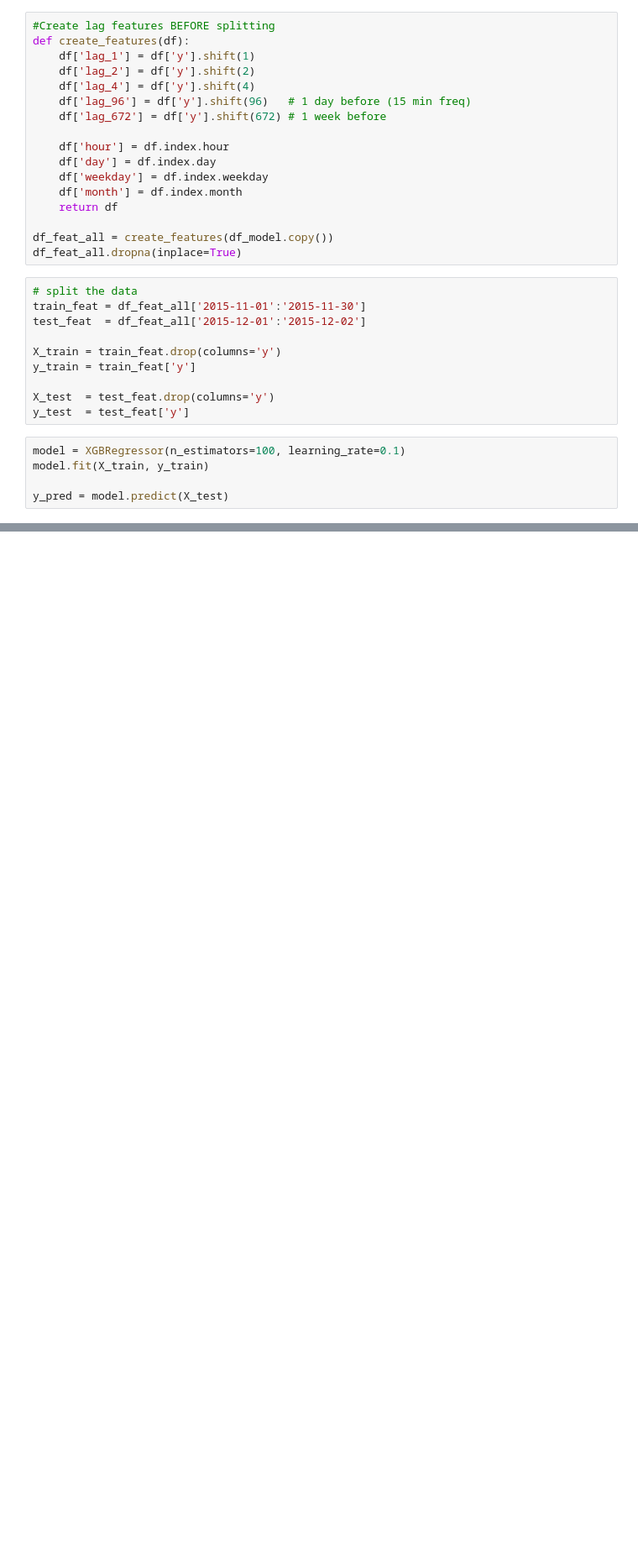
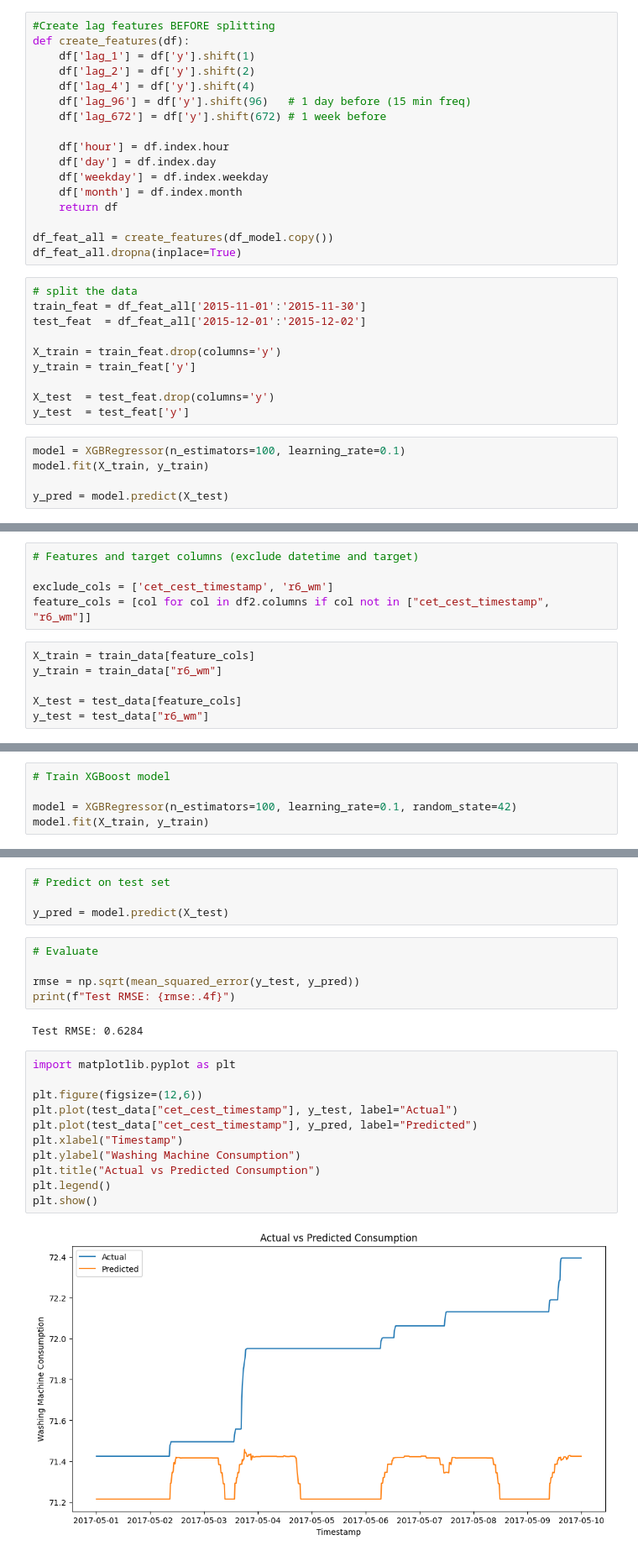
Before and after one commit to roushansr/Energy_Management, a Jupyter notebook: Codebook.ipynb, the cells around one changed output, grey strips where cells are left out. Shown at 84% size. Drawn from its saved outputs; the diff is of its cells as text; blank space fills up the shorter version.

Commit message:
Updated with XGBoost Model

```diff
--- a/Codebook.ipynb
+++ b/Codebook.ipynb
@@ -509,0 +383,11 @@ Name: y, dtype: float64
+# %%
+# Features and target columns (exclude datetime and target)
+
+exclude_cols = ['cet_cest_timestamp', 'r6_wm']
+feature_cols = [col for col in df2.columns if col not in ["cet_cest_timestamp", "r6_wm"]]
+# %%
+X_train = train_data[feature_cols]
+y_train = train_data["r6_wm"]
+
+X_test = test_data[feature_cols]
+y_test = test_data["r6_wm"]
@@ -509,0 +397,5 @@ Name: y, dtype: float64
+# %%
+# Train XGBoost model
+
+model = XGBRegressor(n_estimators=100, learning_rate=0.1, random_state=42)
+model.fit(X_train, y_train)
@@ -509,0 +414,24 @@ Name: y, dtype: float64
+# %%
+# Predict on test set
+
+y_pred = model.predict(X_test)
+# %%
+# Evaluate
+
+rmse = np.sqrt(mean_squared_error(y_test, y_pred))
+print(f"Test RMSE: {rmse:.4f}")
+# %% [output]
+Test RMSE: 0.6284
+# %%
+import matplotlib.pyplot as plt
+
+plt.figure(figsize=(12,6))
+plt.plot(test_data["cet_cest_timestamp"], y_test, label="Actual")
+plt.plot(test_data["cet_cest_timestamp"], y_pred, label="Predicted")
+plt.xlabel("Timestamp")
+plt.ylabel("Washing Machine Consumption")
+plt.title("Actual vs Predicted Consumption")
+plt.legend()
+plt.show()
+# %% [output]
+[figure, added]
```
Also changed, not shown: parts of 56 cells of this notebook.
